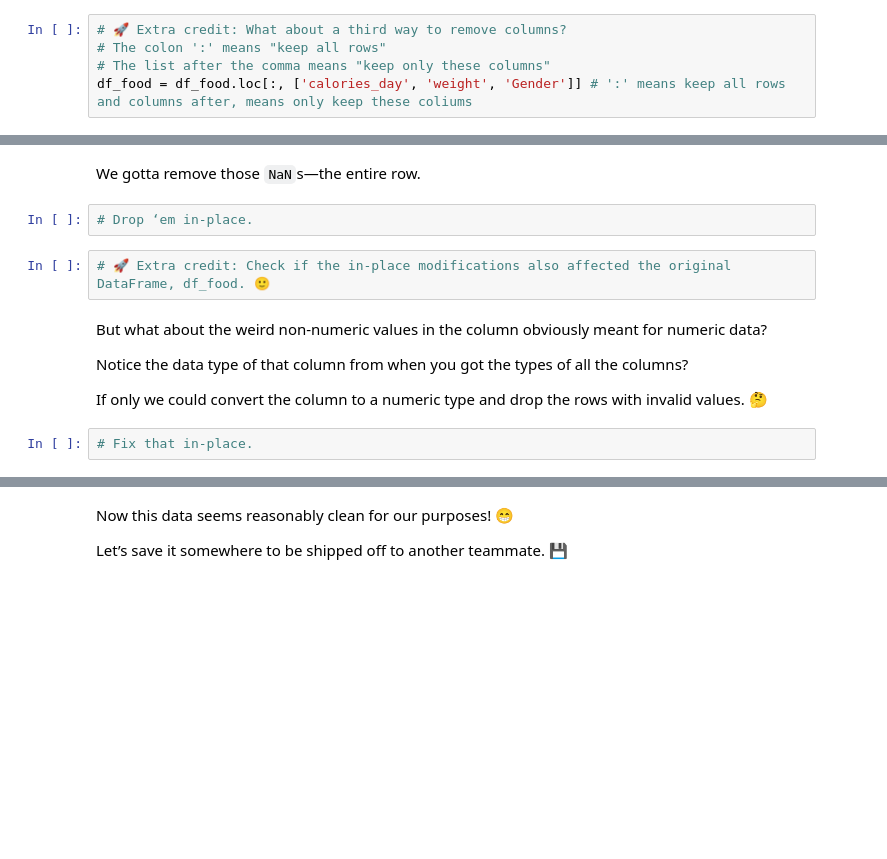
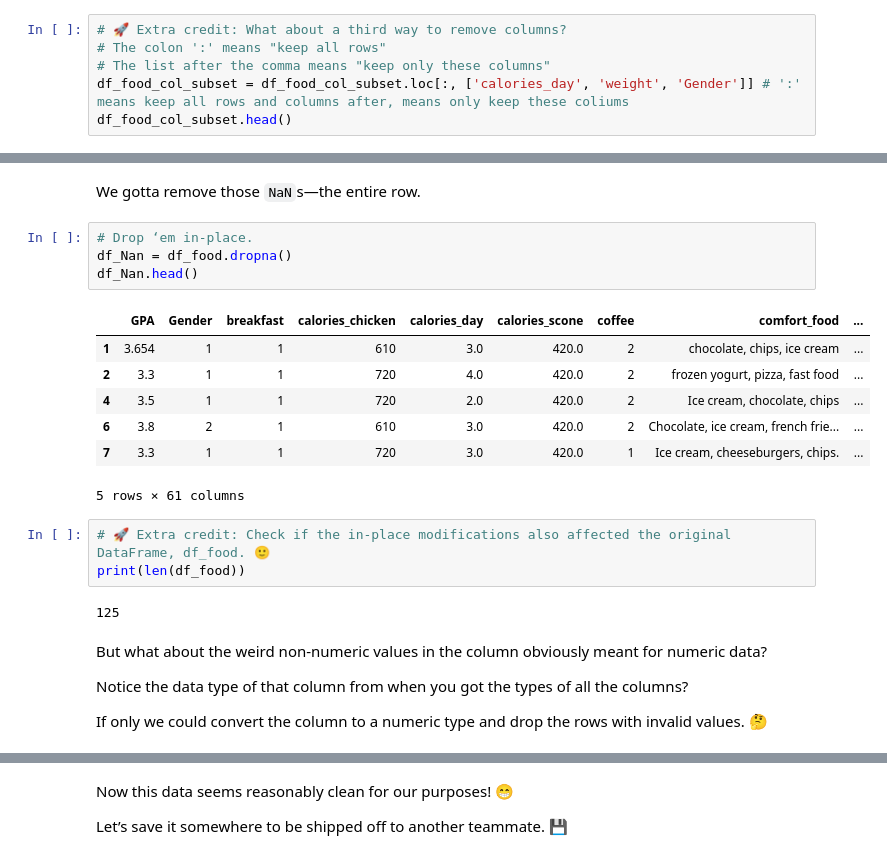
Before and after one commit to CUNYTechPrep/ds-fall-2026, a Jupyter notebook: Week-02-Pandas-and-How-to-Make-a-Sick-Project/exercise/Damilola_Babajide_Week_2_HW.ipynb, the cells around one changed output, grey strips where cells are left out. Saved outputs shown, nothing was run; the diff lists cells and outputs as text; blank space fills up the shorter version.

```diff
--- a/Week-02-Pandas-and-How-to-Make-a-Sick-Project/exercise/Damilola_Babajide_Week_2_HW.ipynb
+++ b/Week-02-Pandas-and-How-to-Make-a-Sick-Project/exercise/Damilola_Babajide_Week_2_HW.ipynb
@@ -154,4 +153,5 @@ df_food_col_subset.head()
 # 🚀 Extra credit: What about a third way to remove columns?
 # The colon ':' means "keep all rows"
 # The list after the comma means "keep only these columns"
-df_food = df_food.loc[:, ['calories_day', 'weight', 'Gender']] # ':' means keep all rows and columns after, means only keep these coliums
+df_food_col_subset = df_food_col_subset.loc[:, ['calories_day', 'weight', 'Gender']] # ':' means keep all rows and columns after, means only keep these coliums
+df_food_col_subset.head()
@@ -167,13 +238,24 @@ What about `NaN`s? How many are there?
 We gotta remove those `NaN`s―the entire row.
 # %%
 # Drop ‘em in-place.
+df_Nan = df_food.dropna()
+df_Nan.head()
+# %% [output]
+|  | GPA | Gender | breakfast | calories_chicken | calories_day | calories_scone | coffee | comfort_food | ... |
+| 1 | 3.654 | 1 | 1 | 610 | 3.0 | 420.0 | 2 | chocolate, chips, ice cream | ... |
+| 2 | 3.3 | 1 | 1 | 720 | 4.0 | 420.0 | 2 | frozen yogurt, pizza, fast food | ... |
+| 4 | 3.5 | 1 | 1 | 720 | 2.0 | 420.0 | 2 | Ice cream, chocolate, chips | ... |
+| 6 | 3.8 | 2 | 1 | 610 | 3.0 | 420.0 | 2 | Chocolate, ice cream, french frie... | ... |
+| 7 | 3.3 | 1 | 1 | 720 | 3.0 | 420.0 | 1 | Ice cream, cheeseburgers, chips. | ... |
+5 rows × 61 columns
 # %%
 # 🚀 Extra credit: Check if the in-place modifications also affected the original DataFrame, df_food. 🙂
+print(len(df_food))
+# %% [output]
+125
 # %% [markdown]
 But what about the weird non-numeric values in the column obviously meant for numeric data?
 
 Notice the data type of that column from when you got the types of all the columns?
 
 If only we could convert the column to a numeric type and drop the rows with invalid values. 🤔
-# %%
-# Fix that in-place.
```
Also changed, not shown: parts of 30 cells of this notebook.
